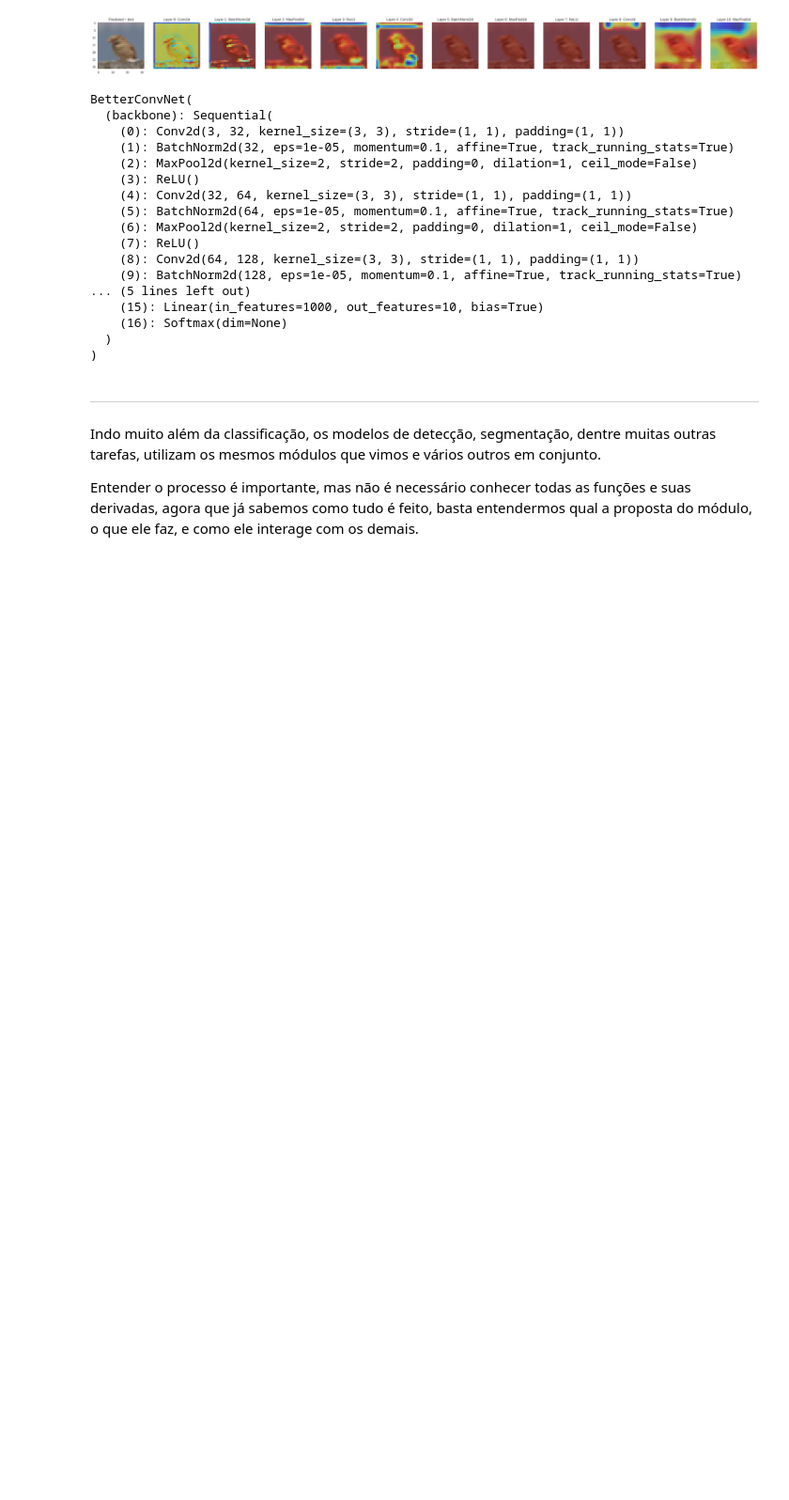
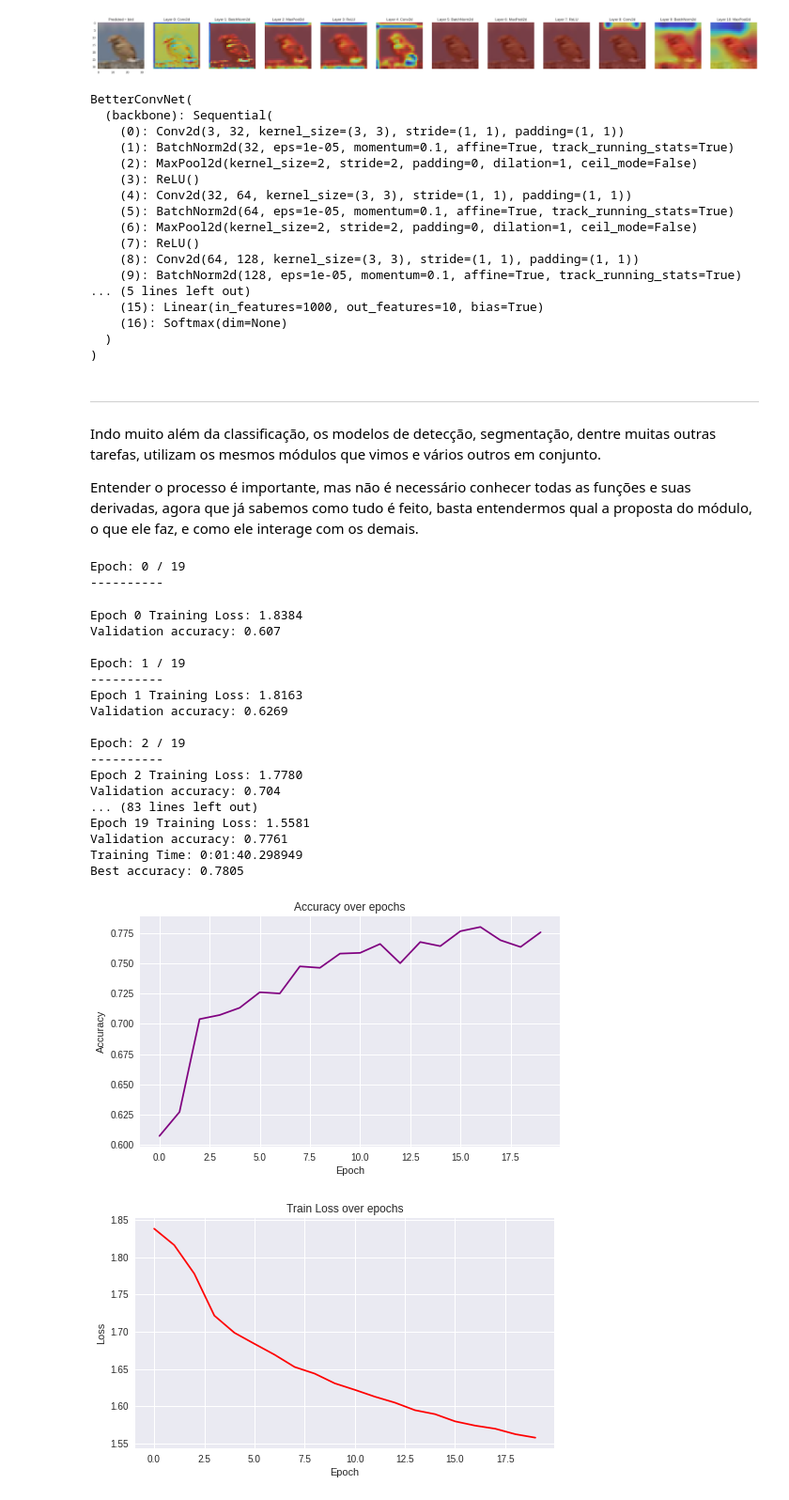
Before and after one commit to GabrielDornelles/modern-computer-vision, a Jupyter notebook: 6-torch_convnet.ipynb, the cells around one changed output. Shown at 94% size. Drawn from its saved outputs; the diff is of its cells as text; code cells hidden in the pictures; blank space fills up the shorter version.

```diff
--- a/6-torch_convnet.ipynb
+++ b/6-torch_convnet.ipynb
@@ -490,3 +491,28 @@ BetterConvNet(
 Indo muito além da classificação, os modelos de detecção, segmentação, dentre muitas outras tarefas, utilizam os mesmos módulos que vimos e vários outros em conjunto.
 
 Entender o processo é importante, mas não é necessário conhecer todas as funções e suas derivadas, agora que já sabemos como tudo é feito, basta entendermos qual a proposta do módulo, o que ele faz, e como ele interage com os demais.
+# %%
+epoches = 20
+model = train(model, criterion, optimizer, epoches)
+# %% [output]
+Epoch: 0 / 19
+----------
+Epoch 0 Training Loss: 1.8384
+Validation accuracy: 0.607
+
+Epoch: 1 / 19
+----------
+Epoch 1 Training Loss: 1.8163
+Validation accuracy: 0.6269
+
+Epoch: 2 / 19
+----------
+Epoch 2 Training Loss: 1.7780
+Validation accuracy: 0.704
+... (83 lines left out)
+Epoch 19 Training Loss: 1.5581
+Validation accuracy: 0.7761
+Training Time: 0:01:40.298949
+Best accuracy: 0.7805
+[figure, added]
+[figure, added]
```
Also changed, not shown: parts of 5 cells of this notebook.
